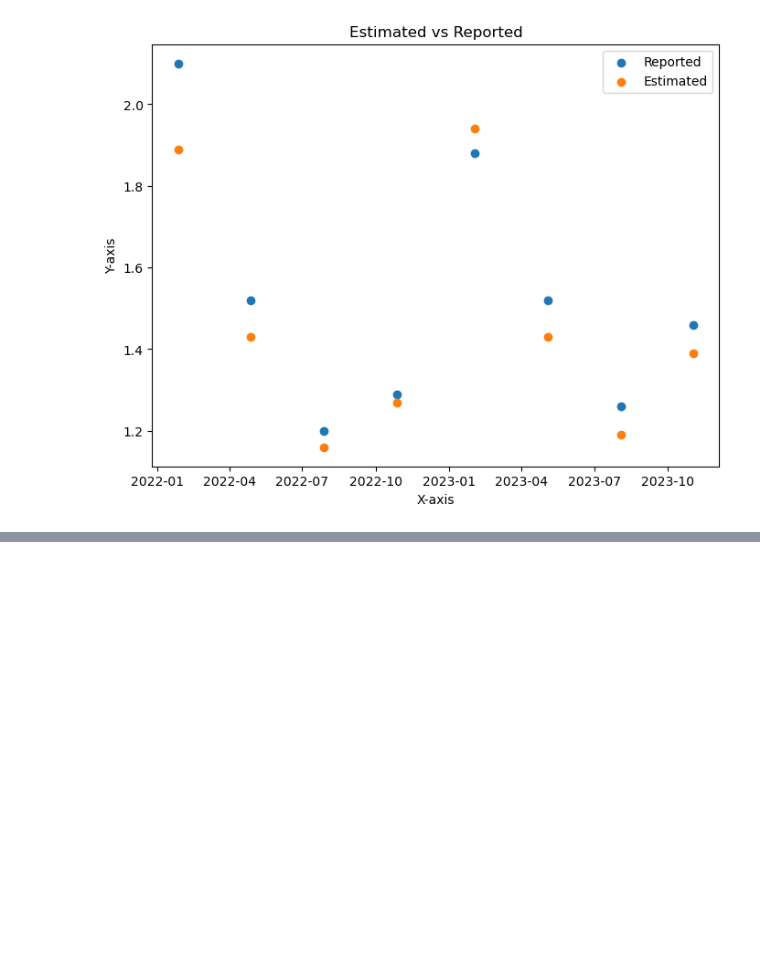
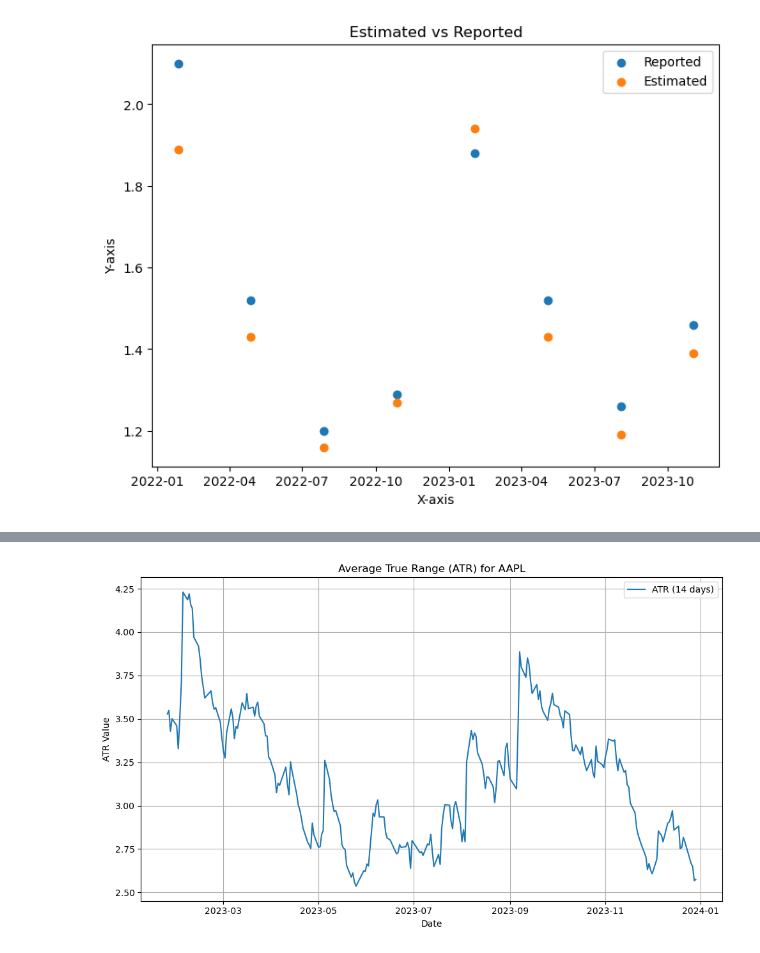
Before and after one commit to itsakcode/stock_analysis, a Jupyter notebook: src/stock_market.ipynb, the cells around one changed output, grey strips where cells are left out. Saved outputs shown, nothing was run; the diff lists cells and outputs as text; code cells hidden in the pictures; blank space fills up the shorter version.

```diff
--- a/src/stock_market.ipynb
+++ b/src/stock_market.ipynb
@@ -906,0 +572,29 @@ m.fit()
+# %%
+import pandas as pd
+import matplotlib.pyplot as plt
+import pandas_ta as ta
+
+# Assuming all_stocks_df contains the concatenated stock prices as mentioned earlier
+# Extract the stock data for a specific symbol (e.g., 'AAPL')
+symbol = 'AAPL'
+stock_data = aapl_df[['high','low','close']].loc['2023']
+
+# Calculate ATR (Average True Range) using pandas_ta library
+atr_period = 14  # Adjust the period as needed
+#atr = ta.atr(stock_data, length=atr_period)
+
+atr = ta.atr(high=stock_data['high'], low=stock_data['low'], close=stock_data['close'], length=atr_period)
+
+
+# Plotting ATR (Average True Range)
+plt.figure(figsize=(10, 6))
+plt.plot(atr, label=f'ATR ({atr_period} days)')
+plt.title(f'Average True Range (ATR) for {symbol}')
+plt.xlabel('Date')
+plt.ylabel('ATR Value')
+plt.legend()
+plt.grid(visible=True)
+plt.tight_layout()
+plt.show()
+# %% [output]
+[figure, added]
```
Also changed, not shown: parts of 29 cells of this notebook, 7 other files.
